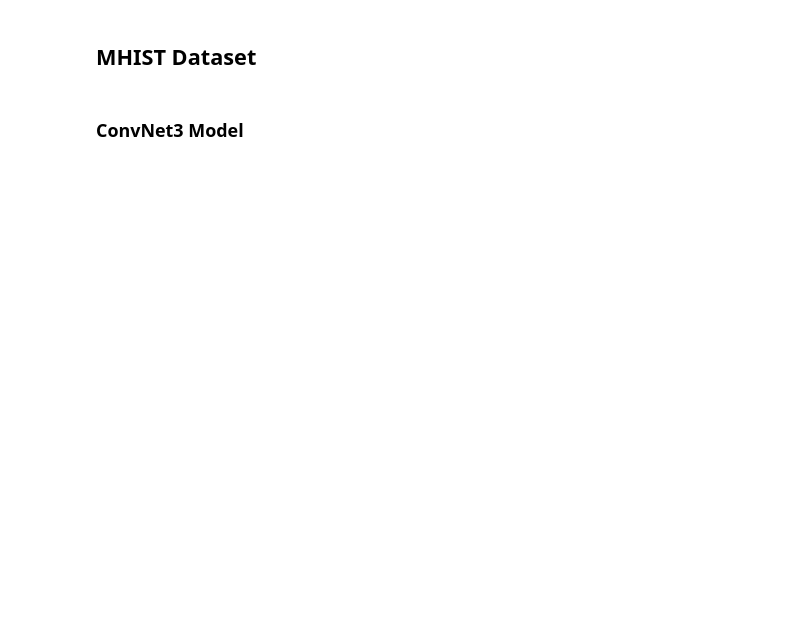
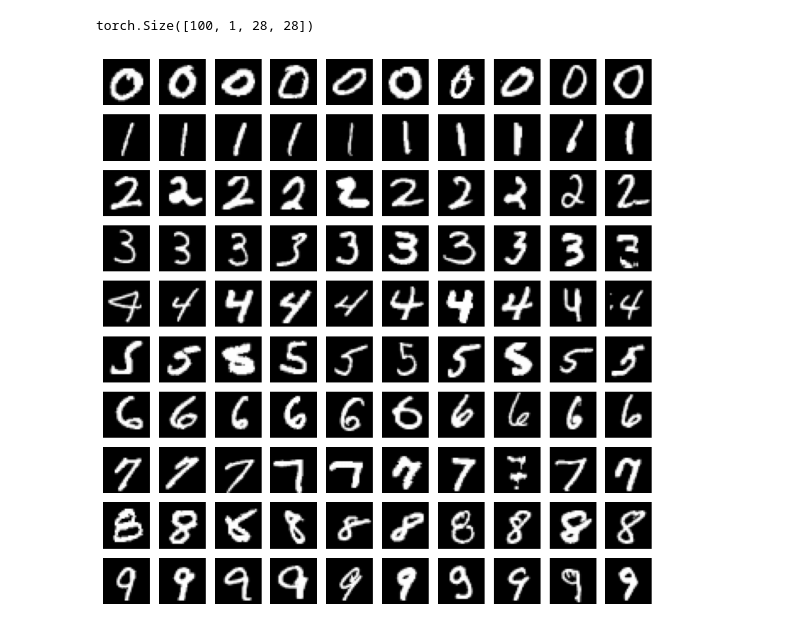
Before and after one commit to Swapnil949/ECE1512_2024F_ProjectRepo_SwapnilPatel, a Jupyter notebook: project_A/src/task1.ipynb, the cells around one changed output. Cells and saved outputs as stored; diff of their text form; code cells hidden in the pictures; blank space fills up the shorter version.

Commit message:
Utilizing DataDAM

```diff
--- a/project_A/src/task1.ipynb
+++ b/project_A/src/task1.ipynb
@@ -57,5 +80,5 @@ print(ConvNet3)
 # %%
-n_epochs = 4
+n_epochs = 2
 lr = 0.01
 criterion = nn.CrossEntropyLoss().to(device)
 optimizer = torch.optim.SGD(ConvNet3.parameters(), lr=lr)
@@ -171,9 +110,0 @@ print(labels_syn.size())
-# %%
-# plot all images_syn
-fig, axes = plt.subplots(num_classes, ipc, figsize=(ipc, num_classes))
-for i in range(num_classes):
-    for j in range(ipc):
-        axes[i, j].imshow(images_syn[i * ipc + j][0].cpu().detach().numpy(), cmap="gray")
-        axes[i, j].axis("off")
-#save the plot
-plt.savefig("images_syn.png")
@@ -356,10 +110,0 @@ learn_syn_dataset(
-# %%
-# plot all images_syn
-fig, axes = plt.subplots(num_classes, ipc, figsize=(ipc, num_classes))
-for i in range(num_classes):
-    for j in range(ipc):
-        axes[i, j].imshow(images_syn[i * ipc + j][0].cpu().detach().numpy(), cmap="gray")
-        axes[i, j].axis("off")
-
-#save the plot
-plt.savefig("images_syn2.png")
@@ -417,8 +143,18 @@ torch.cuda.empty_cache()
 # %%
-# display output_syn images
+# load the results images
+file = '../output/res_DataDAM_MNIST_ConvNetD3_10ipc_.pt'
+file = '../output/res_DataDAM_CIFAR10_ConvNetD3_10ipc_.pt'
+# plot the results
+results = torch.load(file)
+syn_imgs = results['data'][0][0]
+
+print(syn_imgs.shape) # = (100, 1, 28, 28)
+#
+# 10 images per class
 fig, axes = plt.subplots(10, 10, figsize=(10, 10))
 for i, ax in enumerate(axes.flat):
-    ax.imshow(output_syn[i][0].cpu().detach().numpy(), cmap="gray")
+    ax.imshow(syn_imgs[i].permute(1, 2, 0).squeeze(), cmap="gray")
     ax.axis("off")
+# %% [output]
+torch.Size([100, 1, 28, 28])
+[figure, added]
-# %% [markdown]
-## MHIST Dataset
@@ -444,2 +160,0 @@ plt.show()
-# %% [markdown]
-### ConvNet3 Model
```
Also changed, not shown: parts of 13 cells of this notebook, 3 other files.
